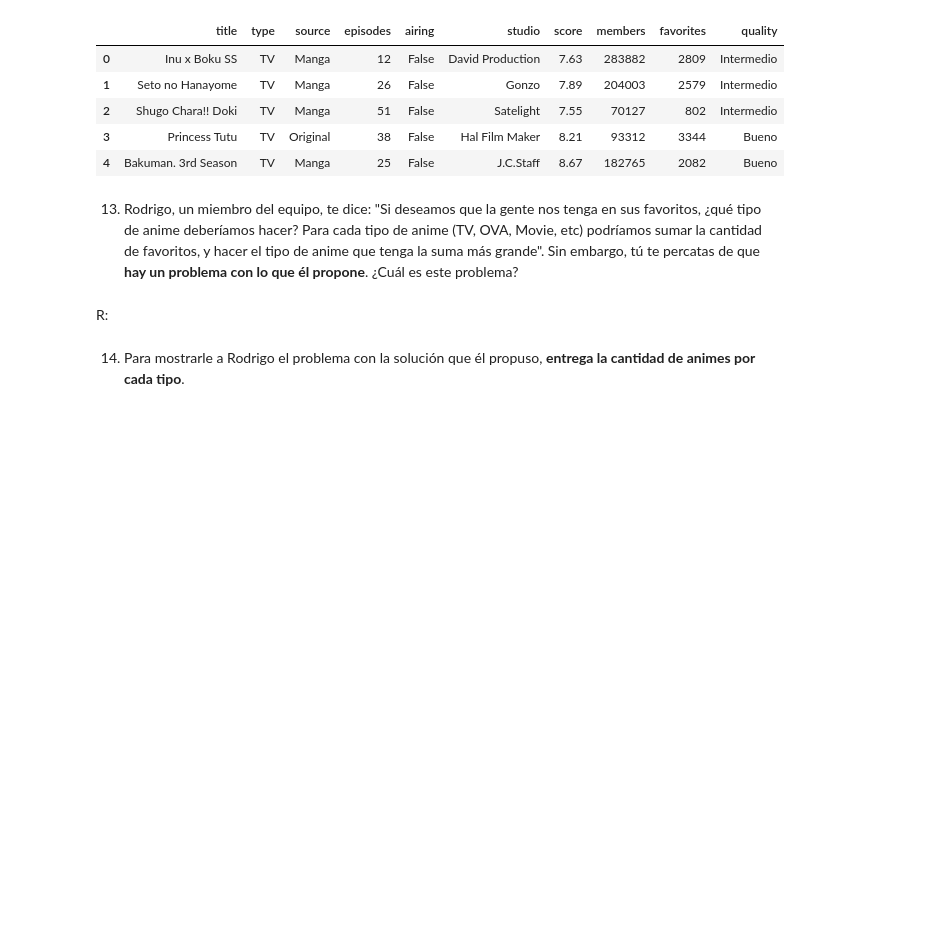
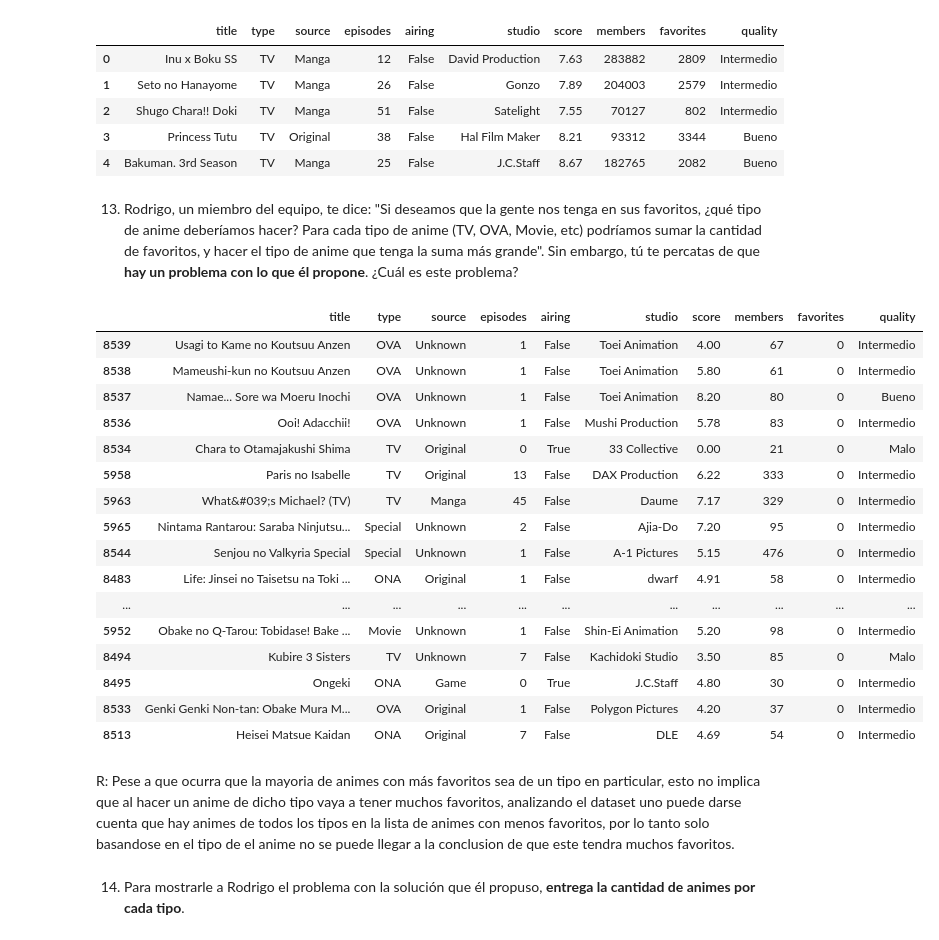
Before and after one commit to SebaSalasLvd/laboratorios-mineria, a Jupyter notebook: lab1/data/Laboratorio_1_2025.ipynb, the cells around one changed output. Drawn from its saved outputs; the diff is of its cells as text; code cells hidden in the pictures; blank space fills up the shorter version.

```diff
--- a/lab1/data/Laboratorio_1_2025.ipynb
+++ b/lab1/data/Laboratorio_1_2025.ipynb
@@ -271,12 +271,30 @@ df_merge.head()
 # %% [markdown]
 13. Rodrigo, un miembro del equipo, te dice: "Si deseamos que la gente nos tenga en sus favoritos, ¿qué tipo de anime deberíamos hacer? Para cada tipo de anime (TV, OVA, Movie, etc) podríamos sumar la cantidad de favoritos, y hacer el tipo de anime que tenga la suma más grande". Sin embargo, tú te percatas de que **hay un problema con lo que él propone**. ¿Cuál es este problema?
 # %%
-df_sorted = df_merge.sort_values("favorites", ascending=False).groupby("type")
-# df_sorted.head()
+df_sorted = df_merge.sort_values("favorites", ascending=True)
+df_sorted.head(20)
 # Este fragmento de codigo se puede eliminar
 # TODO
+# %% [output]
+|  | title | type | source | episodes | airing | studio | score | members | favorites | quality |
+| 8539 | Usagi to Kame no Koutsuu Anzen | OVA | Unknown | 1 | False | Toei Animation | 4.00 | 67 | 0 | Intermedio |
+| 8538 | Mameushi-kun no Koutsuu Anzen | OVA | Unknown | 1 | False | Toei Animation | 5.80 | 61 | 0 | Intermedio |
+| 8537 | Namae... Sore wa Moeru Inochi | OVA | Unknown | 1 | False | Toei Animation | 8.20 | 80 | 0 | Bueno |
+| 8536 | Ooi! Adacchii! | OVA | Unknown | 1 | False | Mushi Production | 5.78 | 83 | 0 | Intermedio |
+| 8534 | Chara to Otamajakushi Shima | TV | Original | 0 | True | 33 Collective | 0.00 | 21 | 0 | Malo |
+| 5958 | Paris no Isabelle | TV | Original | 13 | False | DAX Production | 6.22 | 333 | 0 | Intermedio |
+| 5963 | What&#039;s Michael? (TV) | TV | Manga | 45 | False | Daume | 7.17 | 329 | 0 | Intermedio |
+| 5965 | Nintama Rantarou: Saraba Ninjutsu... | Special | Unknown | 2 | False | Ajia-Do | 7.20 | 95 | 0 | Intermedio |
+| 8544 | Senjou no Valkyria Special | Special | Unknown | 1 | False | A-1 Pictures | 5.15 | 476 | 0 | Intermedio |
+| 8483 | Life: Jinsei no Taisetsu na Toki ... | ONA | Original | 1 | False | dwarf | 4.91 | 58 | 0 | Intermedio |
+| ... | ... | ... | ... | ... | ... | ... | ... | ... | ... | ... |
+| 5952 | Obake no Q-Tarou: Tobidase! Bake ... | Movie | Unknown | 1 | False | Shin-Ei Animation | 5.20 | 98 | 0 | Intermedio |
+| 8494 | Kubire 3 Sisters | TV | Unknown | 7 | False | Kachidoki Studio | 3.50 | 85 | 0 | Malo |
+| 8495 | Ongeki | ONA | Game | 0 | True | J.C.Staff | 4.80 | 30 | 0 | Intermedio |
+| 8533 | Genki Genki Non-tan: Obake Mura M... | OVA | Original | 1 | False | Polygon Pictures | 4.20 | 37 | 0 | Intermedio |
+| 8513 | Heisei Matsue Kaidan | ONA | Original | 7 | False | DLE | 4.69 | 54 | 0 | Intermedio |
-# %% [markdown]
-R:
+# %% [markdown]
+R: Pese a que ocurra que la mayoria de animes con más favoritos sea de un tipo en particular, esto no implica que al hacer un anime de dicho tipo vaya a tener muchos favoritos, analizando el dataset uno puede darse cuenta que hay animes de todos los tipos en la lista de animes con menos favoritos, por lo tanto solo basandose en el tipo de el anime no se puede llegar a la conclusion de que este tendra muchos favoritos.
 # %% [markdown]
 14. Para mostrarle a Rodrigo el problema con la solución que él propuso, **entrega la cantidad de animes por cada tipo**.
 # %%
```
